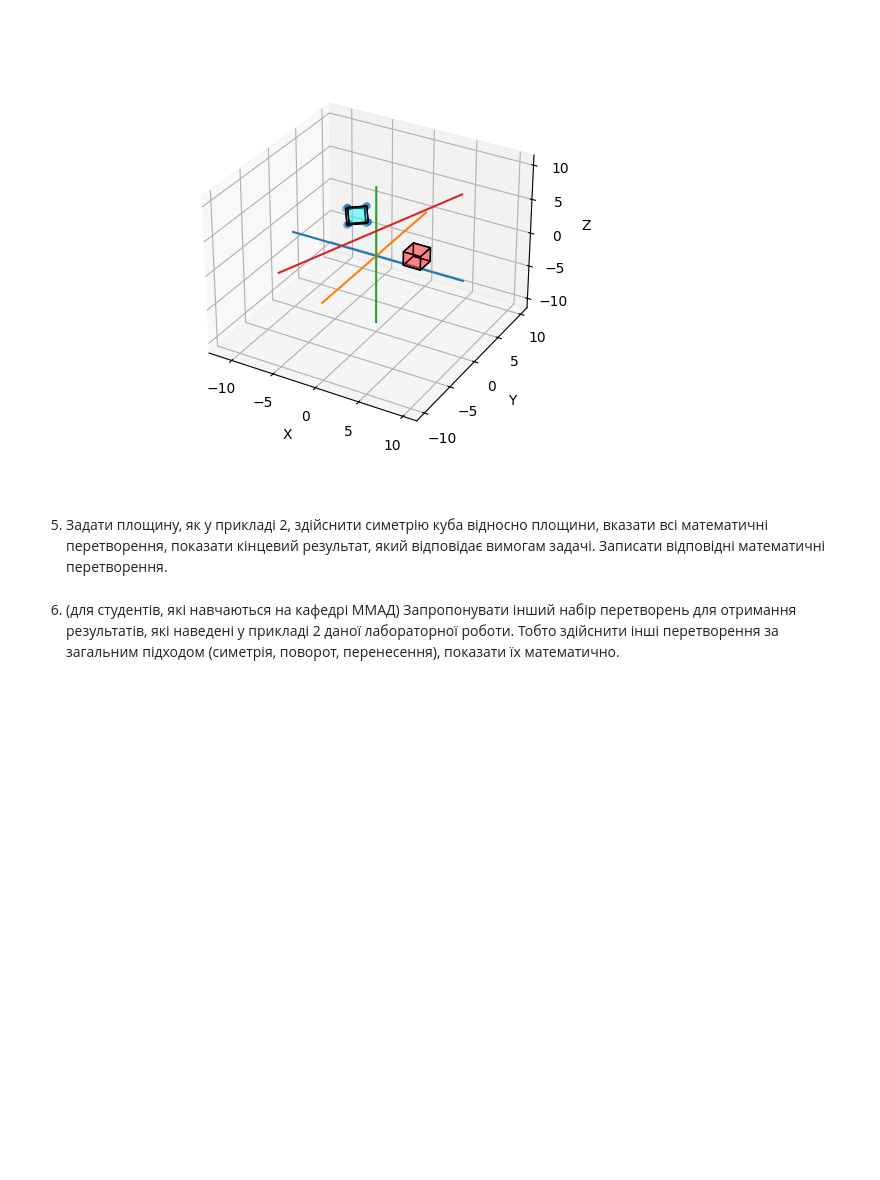
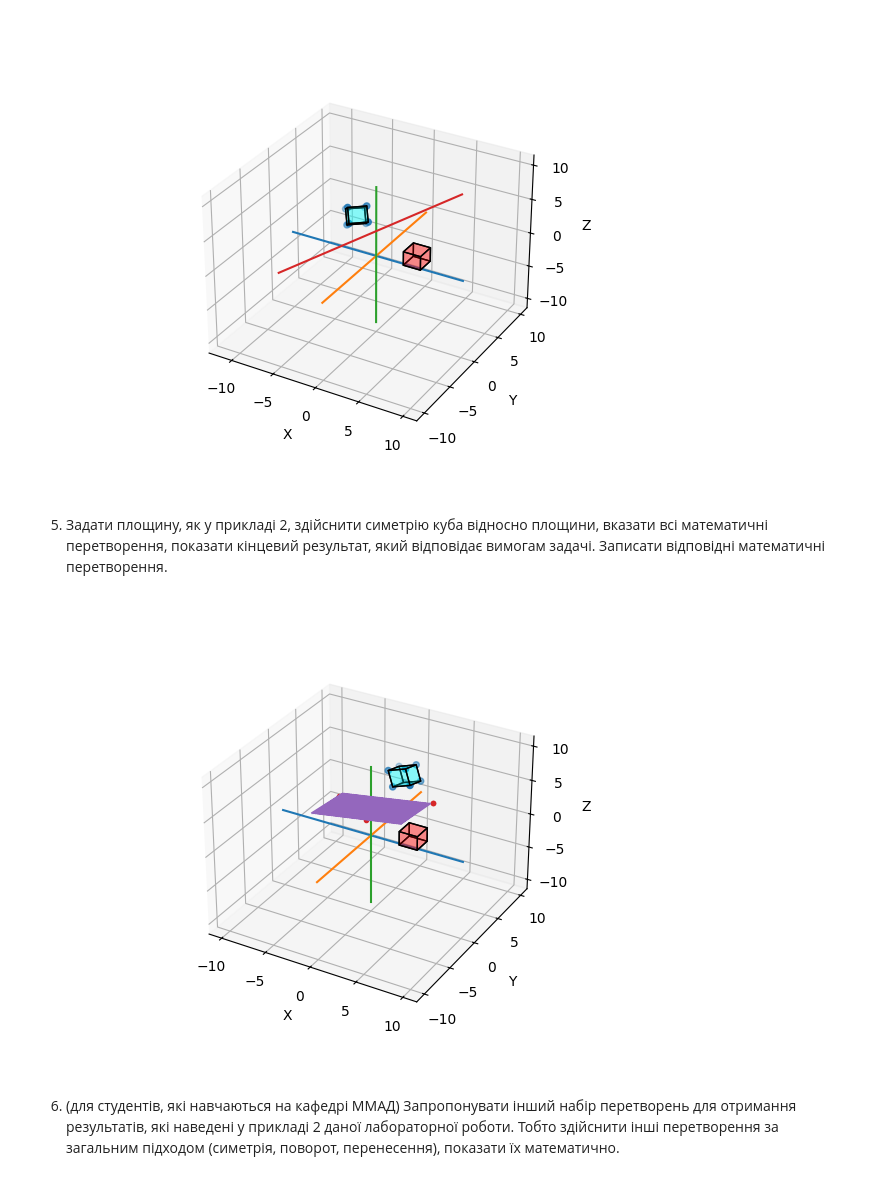
Before and after one commit to KlymentievMaksym/CompGraph, a Jupyter notebook: Lab2.ipynb, the cells around one changed output. Cells and saved outputs as stored; diff of their text form; code cells hidden in the pictures; blank space fills up the shorter version.

```diff
--- a/Lab2.ipynb
+++ b/Lab2.ipynb
@@ -536,6 +389,19 @@ cube_rotate.plot3d(True, line)
 [figure]
 # %% [markdown]
 5. Задати площину, як у прикладі 2, здійснити симетрію куба відносно площини, вказати всі математичні перетворення, показати кінцевий результат, який відповідає вимогам задачі. Записати відповідні математичні перетворення.
+# %%
+# space = Space(np.array([
+#     [3, -4, 5],
+#     [-4, 5, -6],
+#     [1, -2, 3]
+# ]))
+space = Space()
+space.create_all_matrix()
+cube_space = cube.copy()
+cube_space.symetria_above_space(space)
+cube_space.plot3d(True, space=space)
+# %% [output]
+[figure, added]
 # %% [markdown]
 6. (для студентів, які навчаються на кафедрі ММАД) Запропонувати інший набір перетворень для отримання результатів, які наведені у прикладі 2 даної лабораторної роботи. Тобто здійснити інші перетворення за загальним підходом (симетрія, поворот, перенесення), показати їх математично.
 # %% [markdown]
```
Also changed, not shown: parts of 7 cells of this notebook.
